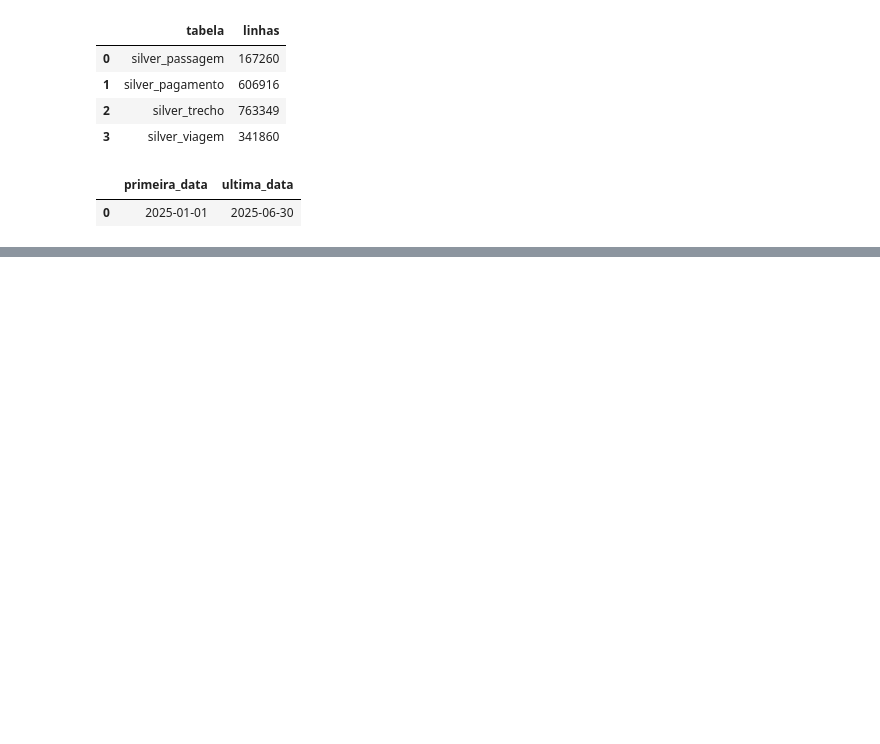
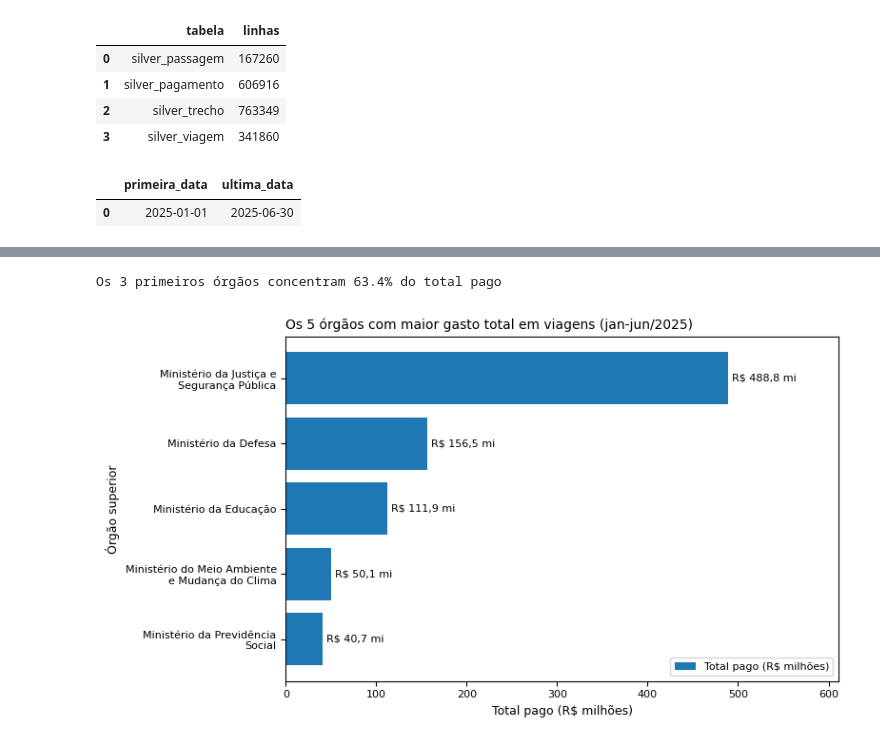
Before and after one commit to leonardofelipe85/pipeline-viagens-servico, a Jupyter notebook: 3_analise.ipynb, the cells around one changed output, grey strips where cells are left out. Cells and saved outputs as stored; diff of their text form; code cells hidden in the pictures; blank space fills up the shorter version.

```diff
--- a/3_analise.ipynb
+++ b/3_analise.ipynb
@@ -406,0 +381,11 @@ df_destino.style.format(
+# %%
+df_orgao = pd.read_sql("""
+SELECT * FROM vw_custo_orgao ORDER BY total_pago DESC LIMIT 5
+""", conexao)
+df_orgao["pago_por_viagem"] = df_orgao["total_pago"] / df_orgao["qtd_viagens"]
+
+tabela = df_orgao.copy()
+tabela["qtd_viagens"] = tabela["qtd_viagens"].map(milhar)
+tabela["total_pago"] = tabela["total_pago"].map(moeda)
+tabela["pago_por_viagem"] = tabela["pago_por_viagem"].map(moeda)
+tabela
@@ -406,0 +399,35 @@ df_destino.style.format(
+# %%
+df_todos = pd.read_sql("""
+SELECT total_pago FROM vw_custo_orgao ORDER BY total_pago DESC
+""", conexao)
+pct_top3 = df_todos["total_pago"].head(3).sum() / df_todos["total_pago"].sum()
+print(f"Os 3 primeiros órgãos concentram {pct_top3 * 100:.1f}% do total pago")
+# %% [output]
+Os 3 primeiros órgãos concentram 63.4% do total pago
+# %%
+nomes_orgaos = [textwrap.fill(n, 28) for n in df_orgao["nome_orgao_superior"]]
+valores_mi = df_orgao["total_pago"] / 1_000_000
+
+plt.figure(figsize=(8, 4.5))
+
+barras = plt.barh(nomes_orgaos, valores_mi, label="Total pago (R$ milhões)")
+plt.bar_label(
+    barras,
+    labels=[moeda(v, 1) + " mi" for v in valores_mi],
+    padding=3,
+    fontsize=8
+)
+
+plt.title("Os 5 órgãos com maior gasto total em viagens (jan-jun/2025)",
+          fontsize=10, loc="left")
+plt.xlabel("Total pago (R$ milhões)", fontsize=9)
+plt.ylabel("Órgão superior", fontsize=9)
+plt.tick_params(labelsize=8)
+plt.legend(loc="lower right", fontsize=8)
+
+plt.gca().invert_yaxis()
+plt.xlim(0, valores_mi.max() * 1.25)
+plt.tight_layout()
+plt.show()
+# %% [output]
+[figure, added]
```
Also changed, not shown: parts of 59 cells of this notebook, 1 other file.
